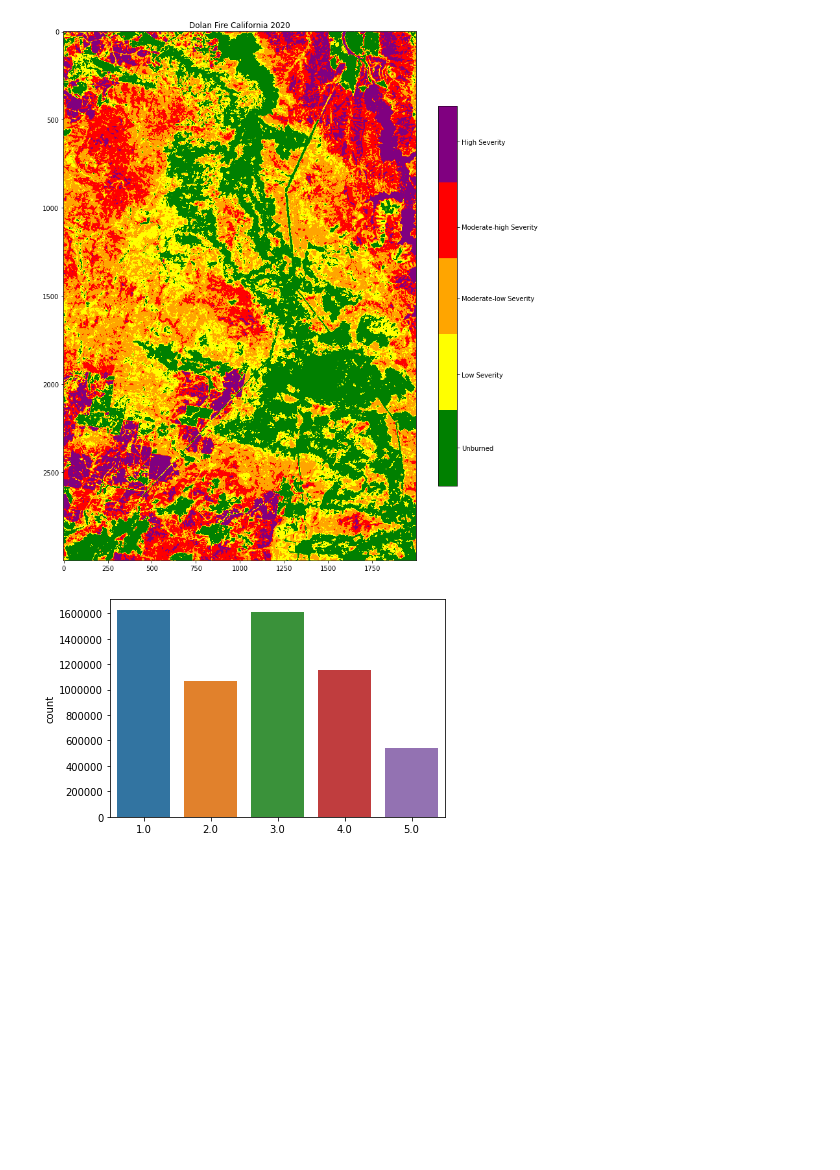
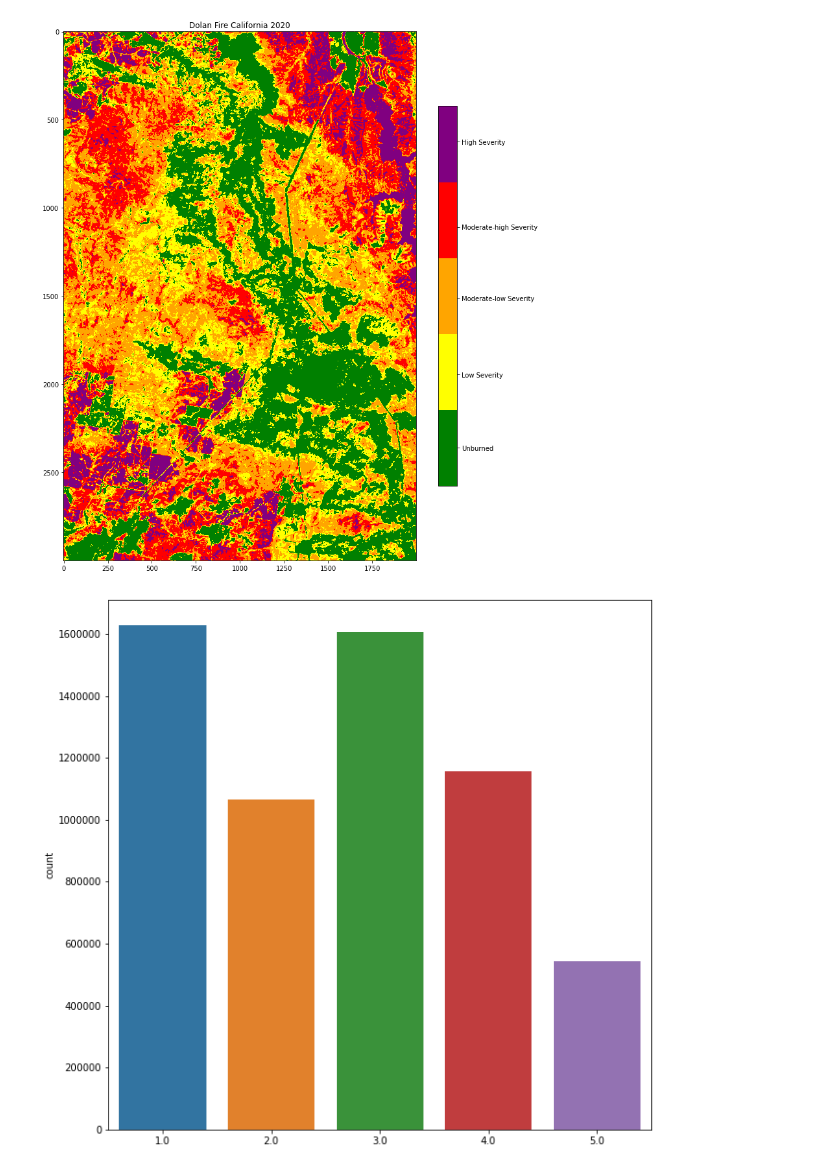
Before and after one commit to dagdelenvolkan/wildfire-nbr, a Jupyter notebook: Wildfire.ipynb, the cells around one changed output. Drawn from its saved outputs; the diff is of its cells as text; code cells hidden in the pictures; blank space fills up the shorter version.

```diff
--- a/Wildfire.ipynb
+++ b/Wildfire.ipynb
@@ -155,8 +155,10 @@ plt.show()
 [figure]
 # %%
 #Draw pixel classified dnbr pixel values
+fig, ax = plt.subplots(1, figsize=(10, 10))
 sns.countplot(dnbr_copy[0].flatten())
-plt.ticklabel_format(style='plain', axis='y')
+ax.ticklabel_format(style='plain', axis='y')
+#'Unburned', 'Low Severity', 'Moderate-low Severity', 'Moderate-high Severity', 'High Severity'
 plt.show()
 # %% [output]
-[figure, old version]
+[figure, new version]
```
Also changed, not shown: parts of 1 cell of this notebook.
